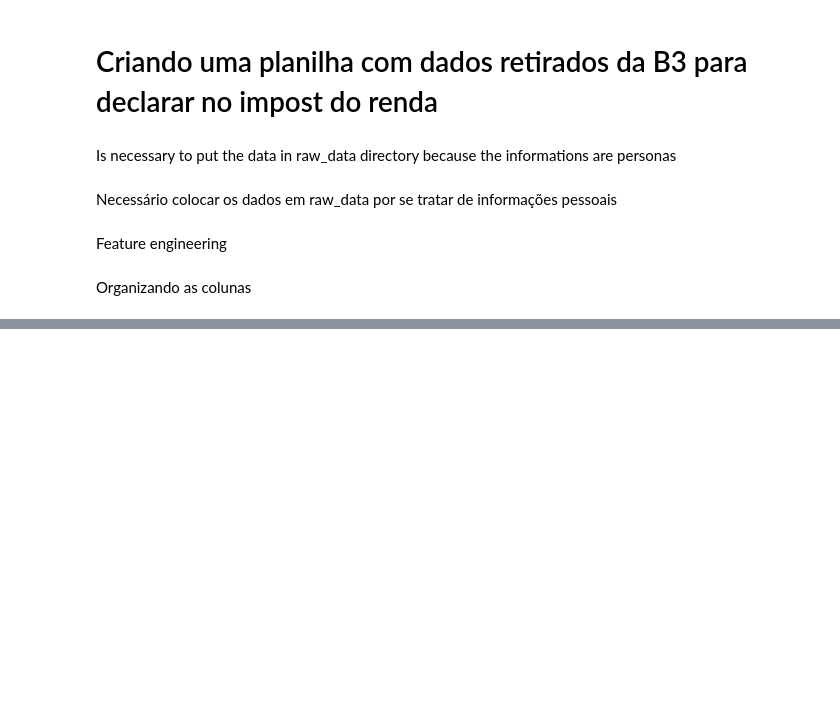
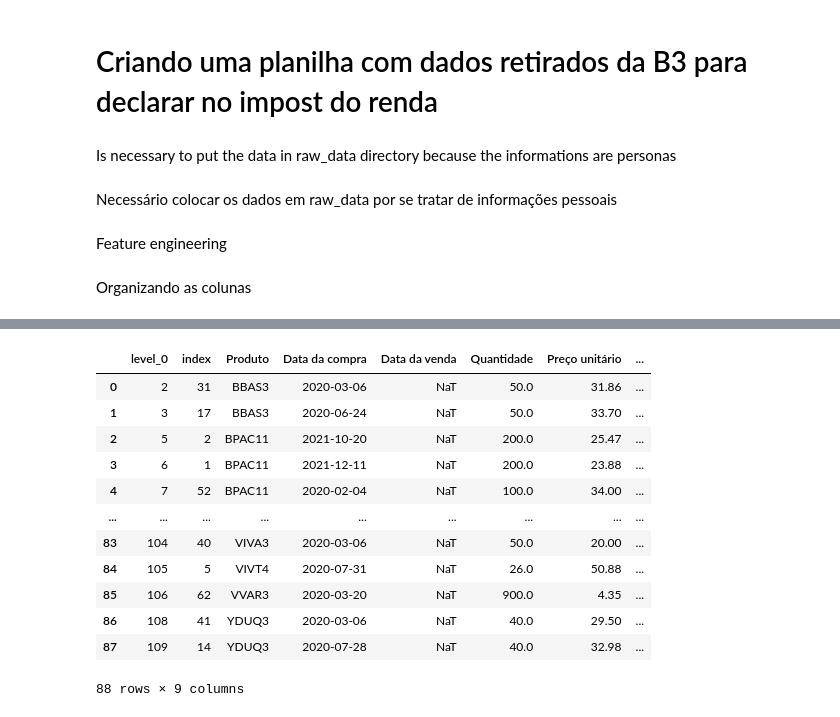
Before and after one commit to thamirisbrandao/b3_imposto_renda, a Jupyter notebook: notebooks/creating_spreadsheet.ipynb, the cells around one changed output, grey strips where cells are left out. Saved outputs shown, nothing was run; the diff lists cells and outputs as text; code cells hidden in the pictures; blank space fills up the shorter version.

```diff
--- a/notebooks/creating_spreadsheet.ipynb
+++ b/notebooks/creating_spreadsheet.ipynb
@@ -151,0 +254,17 @@ te
+# %%
+df_stock_opB = df_stock[df_stock['Data da compra'] > '20000101'].reset_index()
+df_stock_opB
+# %% [output]
+|  | level_0 | index | Produto | Data da compra | Data da venda | Quantidade | Preço unitário | ... |
+| 0 | 2 | 31 | BBAS3 | 2020-03-06 | NaT | 50.0 | 31.86 | ... |
+| 1 | 3 | 17 | BBAS3 | 2020-06-24 | NaT | 50.0 | 33.70 | ... |
+| 2 | 5 | 2 | BPAC11 | 2021-10-20 | NaT | 200.0 | 25.47 | ... |
+| 3 | 6 | 1 | BPAC11 | 2021-12-11 | NaT | 200.0 | 23.88 | ... |
+| 4 | 7 | 52 | BPAC11 | 2020-02-04 | NaT | 100.0 | 34.00 | ... |
+| ... | ... | ... | ... | ... | ... | ... | ... | ... |
+| 83 | 104 | 40 | VIVA3 | 2020-03-06 | NaT | 50.0 | 20.00 | ... |
+| 84 | 105 | 5 | VIVT4 | 2020-07-31 | NaT | 26.0 | 50.88 | ... |
+| 85 | 106 | 62 | VVAR3 | 2020-03-20 | NaT | 900.0 | 4.35 | ... |
+| 86 | 108 | 41 | YDUQ3 | 2020-03-06 | NaT | 40.0 | 29.50 | ... |
+| 87 | 109 | 14 | YDUQ3 | 2020-07-28 | NaT | 40.0 | 32.98 | ... |
+88 rows × 9 columns
```
Also changed, not shown: parts of 32 cells of this notebook.
